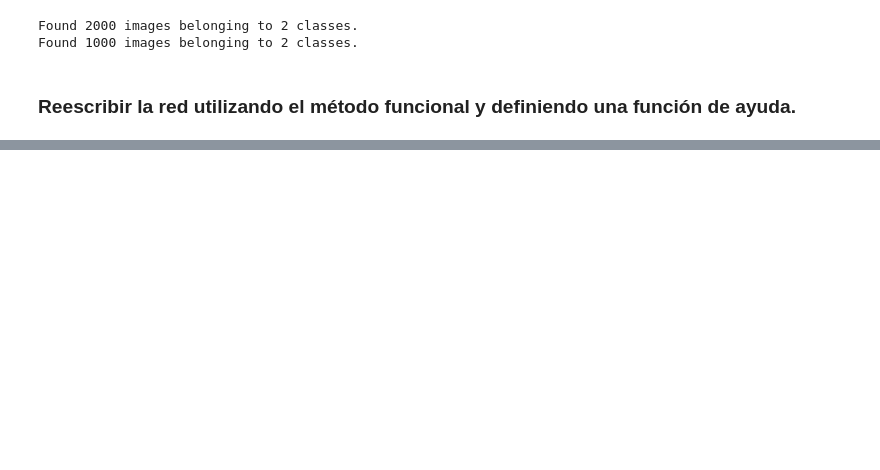
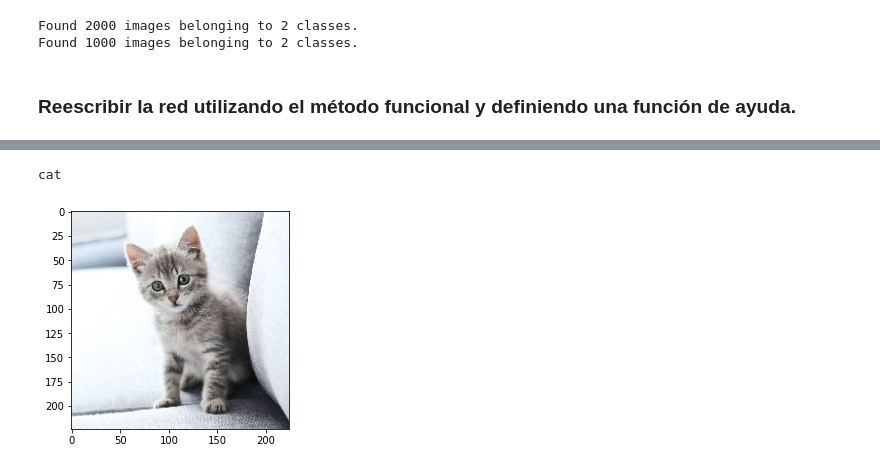
Before and after one commit to franz6ko/vision-artificial-2, a Jupyter notebook: Clase-3/VGG16_con_Keras.ipynb, the cells around one changed output, grey strips where cells are left out. Cells and saved outputs as stored; diff of their text form; code cells hidden in the pictures; blank space fills up the shorter version.

```diff
--- a/Clase-3/VGG16_con_Keras.ipynb
+++ b/Clase-3/VGG16_con_Keras.ipynb
@@ -130,14 +163,17 @@ plt.show()
 # %%
 from tensorflow.keras.preprocessing import image
 # bajar una imagen de ejemplo de internet
-img = image.load_img("ejemplo.jpeg",target_size=(224,224))
+img = image.load_img("cat.jpg",target_size=(224,224))
 img = np.asarray(img)
 plt.imshow(img)
 img = np.expand_dims(img, axis=0)
 from keras.models import load_model
 saved_model = load_model("vgg16_1.h5")
 output = saved_model.predict(img)
-if output[0][0] > output[0][1]:
+if output[0][0] < 0.5:
     print("cat")
 else:
     print('dog')
+# %% [output]
+cat
+[figure, added]
```
Also changed, not shown: parts of 9 cells of this notebook.
